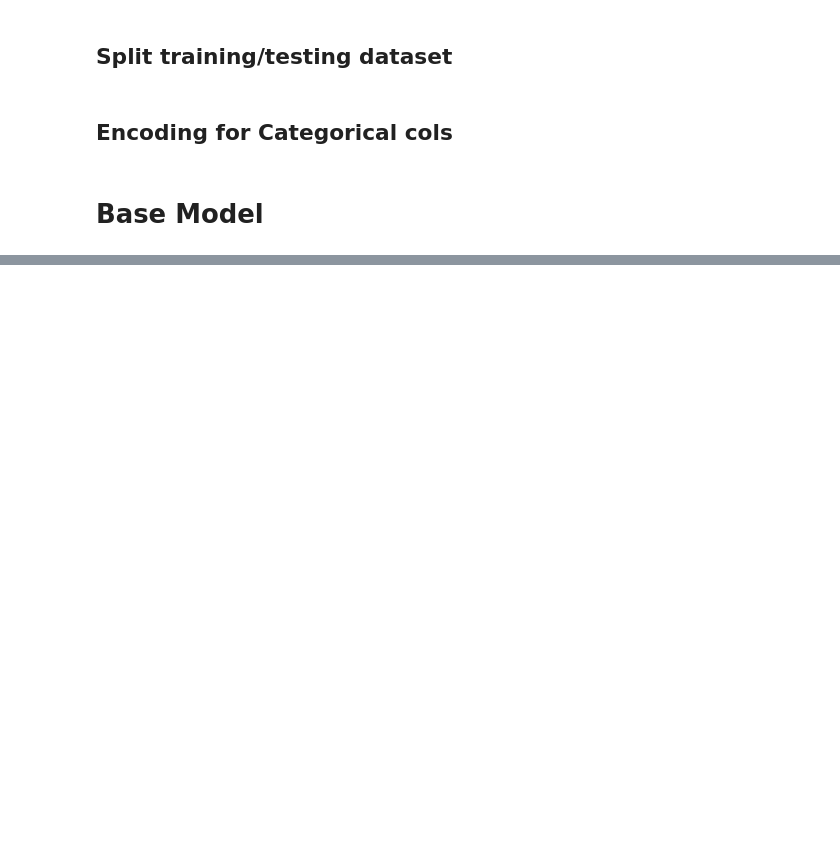
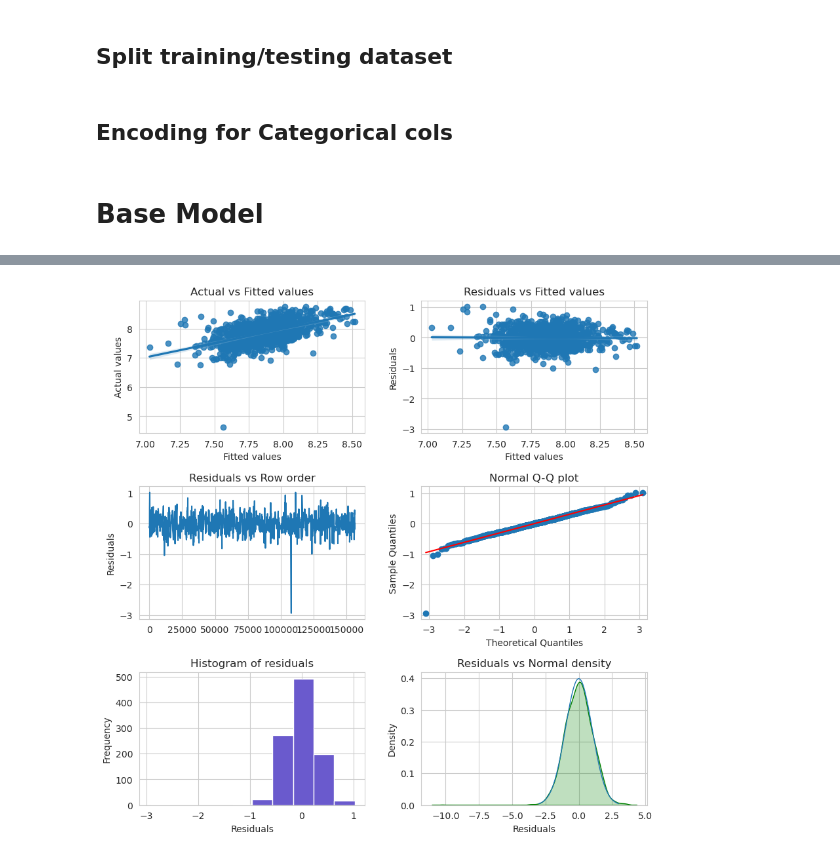
Before and after one commit to rsm-chl307/Delivery-Duration-Prediction, a Jupyter notebook: code/delivery_duration_prediction.ipynb, the cells around one changed output, grey strips where cells are left out. Saved outputs shown, nothing was run; the diff lists cells and outputs as text; code cells hidden in the pictures; blank space fills up the shorter version.

```diff
--- a/code/delivery_duration_prediction.ipynb
+++ b/code/delivery_duration_prediction.ipynb
@@ -351,0 +717,4 @@ X_test = pd.concat([X_test.drop(['market_id', 'order_protocol'], axis=1), test_e
+# %%
+reg_log.plot("dashboard")
+# %% [output]
+[figure, added]
```
Also changed, not shown: parts of 32 cells of this notebook.
